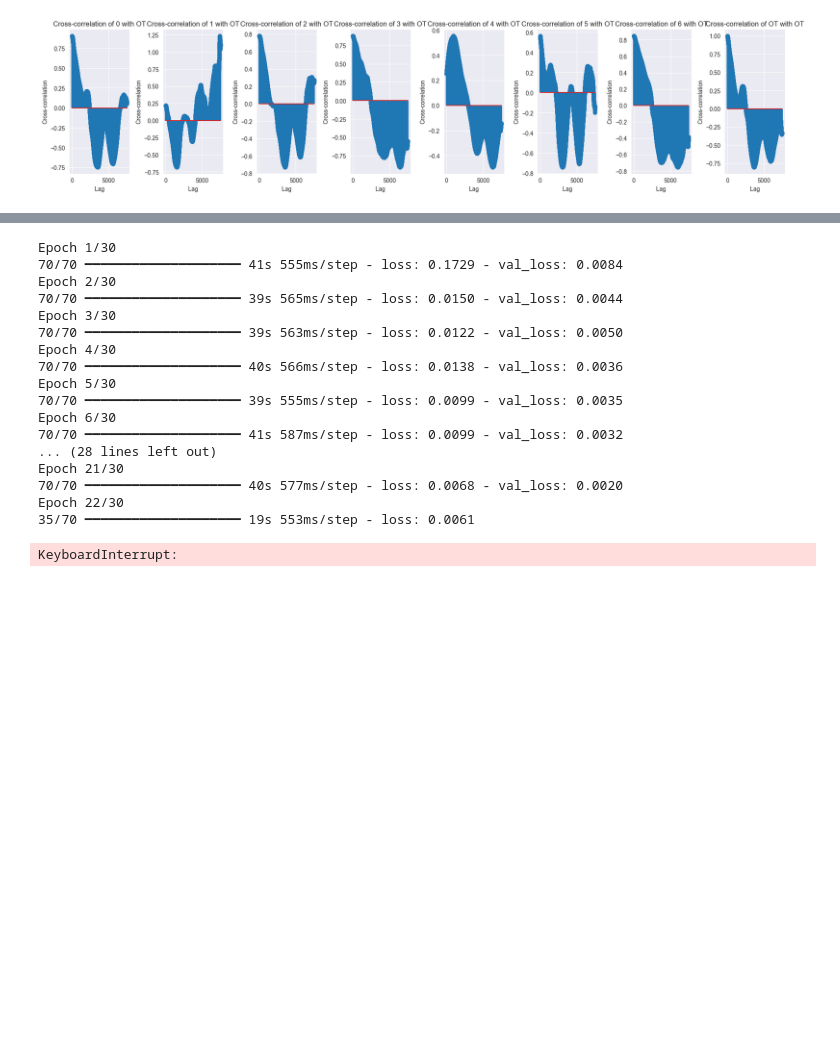
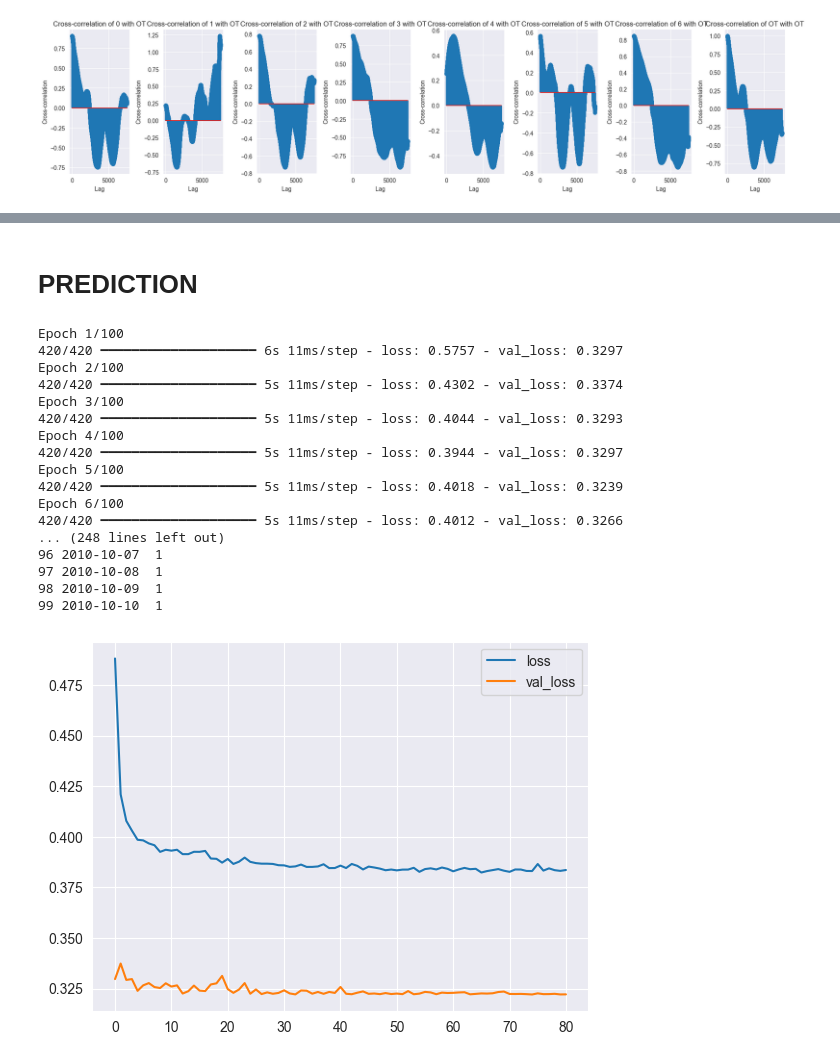
Before and after one commit to azizthiampro/MultivariateTimeSeriesForecasting, a Jupyter notebook: main.ipynb, the cells around one changed output, grey strips where cells are left out. Saved outputs shown, nothing was run; the diff lists cells and outputs as text; code cells hidden in the pictures; blank space fills up the shorter version.

Commit message:
with 3 models

```diff
--- a/main.ipynb
+++ b/main.ipynb
@@ -195,10 +197,21 @@ plt.show()
+# %%
+# Step 1: Function to Add Lag Features
+def add_lag_features(dataframe, column_name, max_lag):
+    for lag in range(1, max_lag + 1):
+        dataframe[f'{column_name}_lag_{lag}'] = dataframe[column_name].shift(lag)
+    return dataframe
+
+# Data Preprocessing (Ensure this part is done before splitting your data)
+# Assuming df is your DataFrame and '5' is the column you want lag features for
+df = add_lag_features(df, '5', 3)
+df = df.dropna()  # Ensure no missing values
 # %%
 from sklearn.preprocessing import StandardScaler
 
 Scale=StandardScaler()
 def data_prep(df, lookback, future, Scale):
     date_train = df.index
-    df_train = df[[ '5', 'OT']]
+    df_train = df[['0','2','3','5', '5_lag_1', '5_lag_2', '5_lag_3', 'OT','6']]
     df_train = df_train.astype(float)
 
     df_train_scaled = Scale.fit_transform(df_train)
@@ -282,9 +301,13 @@ def Lstm_model2(X,y):
     es = tf.keras.callbacks.EarlyStopping(monitor='loss', patience=15, restore_best_weights=True)
     model.fit(X, y,validation_split=0.2,epochs=100,batch_size=64,verbose=1, callbacks=[es])
     return model
+# %% [markdown]
+# PREDICTION
 # %%
-def predict_open(model,date_train,Lstm_x,df_train, future, Scale):
-    forecasting_dates=pd.date_range(list(date_train)[-1], periods=future, freq='1d').tolist()
+def predict_5(model,date_train,Lstm_x,df_train, future, Scale):
+    start_date = list(date_train)[-1] + pd.Timedelta(days=1)
+    forecasting_dates = pd.date_range(start_date, periods=future, freq='1d').tolist()
+
     predicted=model.predict(Lstm_x[-future:])
     predicted1=np.repeat(predicted, df_train.shape[1], axis=-1)
     predicted_descaled=Scale.inverse_transform(predicted1)[:,0]
@@ -303,13 +326,20 @@ def output_prep(forecasting_dates, predicted_descaled):
 import plotly.express as px
 def results(df, lookback, future, Scale, x):
     Lstm_x, Lstm_y, df_train, date_train = data_prep(df, lookback, future, Scale)
-    model=Lstm_model1(Lstm_x,Lstm_y)
+    model=Lstm_fallback(Lstm_x,Lstm_y)
     loss=pd.DataFrame(model.history.history)
     loss.plot()
-    future=30
-    predicted_descaled,forecasting_dates=predict_open(model,date_train,Lstm_x,df_train,future, Scale)
+    future=100
+    predicted_descaled,forecasting_dates=predict_5(model,date_train,Lstm_x,df_train,future, Scale)
     results=output_prep(forecasting_dates,predicted_descaled)
-    print(results.head())
+    results_df = pd.DataFrame()
+    results_df['Id'] = range(len(results))  # Creating an 'Id' column starting with 0
+    results_df['Prediction'] = results['5'].values  # Assuming '5' is the column with predictions
+
+    # Save the formatted DataFrame to a CSV file
+    results_df.to_csv('prediction.csv', index=False)
+
+    print(results)
     plt.show()
     fig = px.area(results, y="5", title=x)
     fig.show()
@@ -327,23 +365,23 @@ def results1(df, lookback, future, Scale, x):
     fig = px.area(results, y="5", title=x)
     fig.show()
 # %%
-results(df, 100, 1, Scale, '5')
+results(df, 30, 1, Scale, '5')
 # %% [output]
-Epoch 1/30
-70/70 ━━━━━━━━━━━━━━━━━━━━ 41s 555ms/step - loss: 0.1729 - val_loss: 0.0084
-Epoch 2/30
-70/70 ━━━━━━━━━━━━━━━━━━━━ 39s 565ms/step - loss: 0.0150 - val_loss: 0.0044
-Epoch 3/30
-70/70 ━━━━━━━━━━━━━━━━━━━━ 39s 563ms/step - loss: 0.0122 - val_loss: 0.0050
-Epoch 4/30
-70/70 ━━━━━━━━━━━━━━━━━━━━ 40s 566ms/step - loss: 0.0138 - val_loss: 0.0036
-Epoch 5/30
-70/70 ━━━━━━━━━━━━━━━━━━━━ 39s 555ms/step - loss: 0.0099 - val_loss: 0.0035
-Epoch 6/30
-70/70 ━━━━━━━━━━━━━━━━━━━━ 41s 587ms/step - loss: 0.0099 - val_loss: 0.0032
-... (28 lines left out)
-Epoch 21/30
-70/70 ━━━━━━━━━━━━━━━━━━━━ 40s 577ms/step - loss: 0.0068 - val_loss: 0.0020
-Epoch 22/30
-35/70 ━━━━━━━━━━━━━━━━━━━━ 19s 553ms/step - loss: 0.0061
+Epoch 1/100
+420/420 ━━━━━━━━━━━━━━━━━━━━ 6s 11ms/step - loss: 0.5757 - val_loss: 0.3297
+Epoch 2/100
+420/420 ━━━━━━━━━━━━━━━━━━━━ 5s 11ms/step - loss: 0.4302 - val_loss: 0.3374
+Epoch 3/100
+420/420 ━━━━━━━━━━━━━━━━━━━━ 5s 11ms/step - loss: 0.4044 - val_loss: 0.3293
+Epoch 4/100
+420/420 ━━━━━━━━━━━━━━━━━━━━ 5s 11ms/step - loss: 0.3944 - val_loss: 0.3297
+Epoch 5/100
+420/420 ━━━━━━━━━━━━━━━━━━━━ 5s 11ms/step - loss: 0.4018 - val_loss: 0.3239
+Epoch 6/100
+420/420 ━━━━━━━━━━━━━━━━━━━━ 5s 11ms/step - loss: 0.4012 - val_loss: 0.3266
+... (248 lines left out)
+96 2010-10-07  1
+97 2010-10-08  1
+98 2010-10-09  1
+99 2010-10-10  1
-KeyboardInterrupt:
+[figure, added]
```
Also changed, not shown: parts of 7 cells of this notebook.
